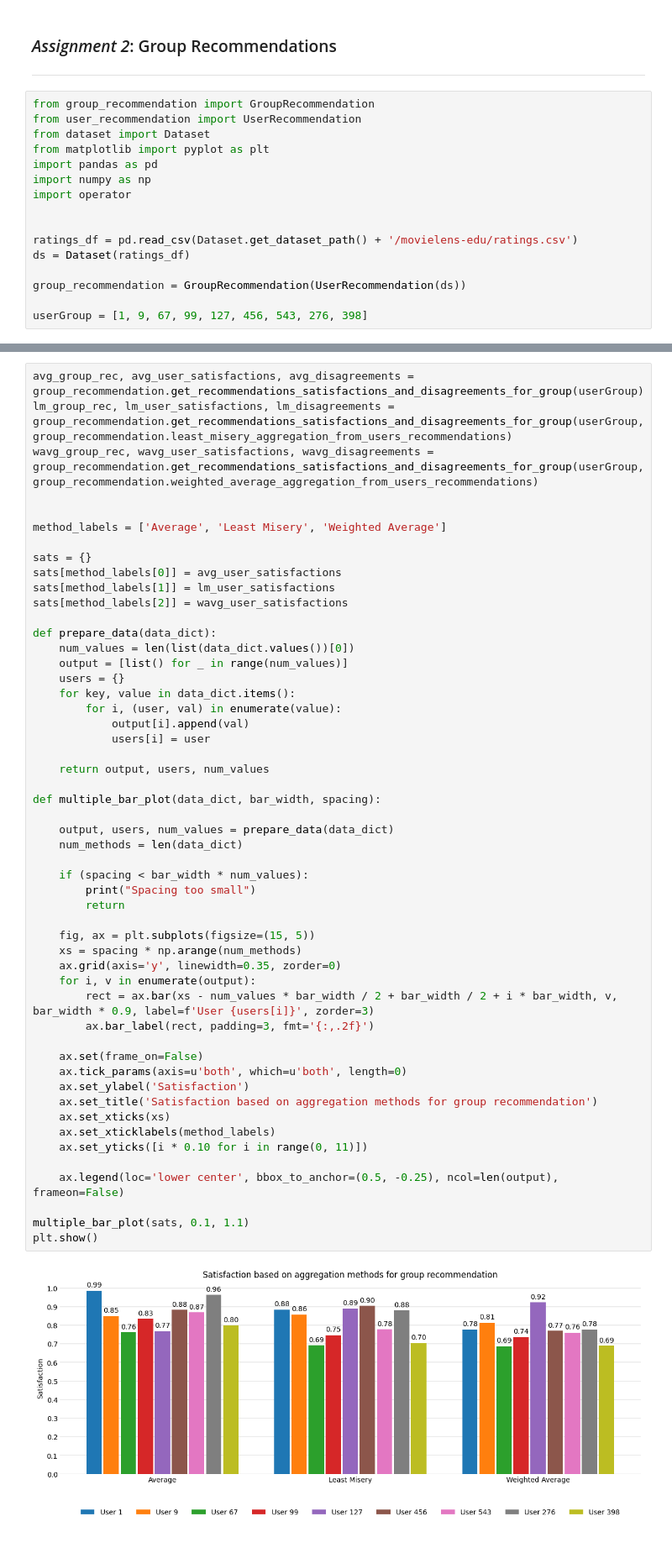
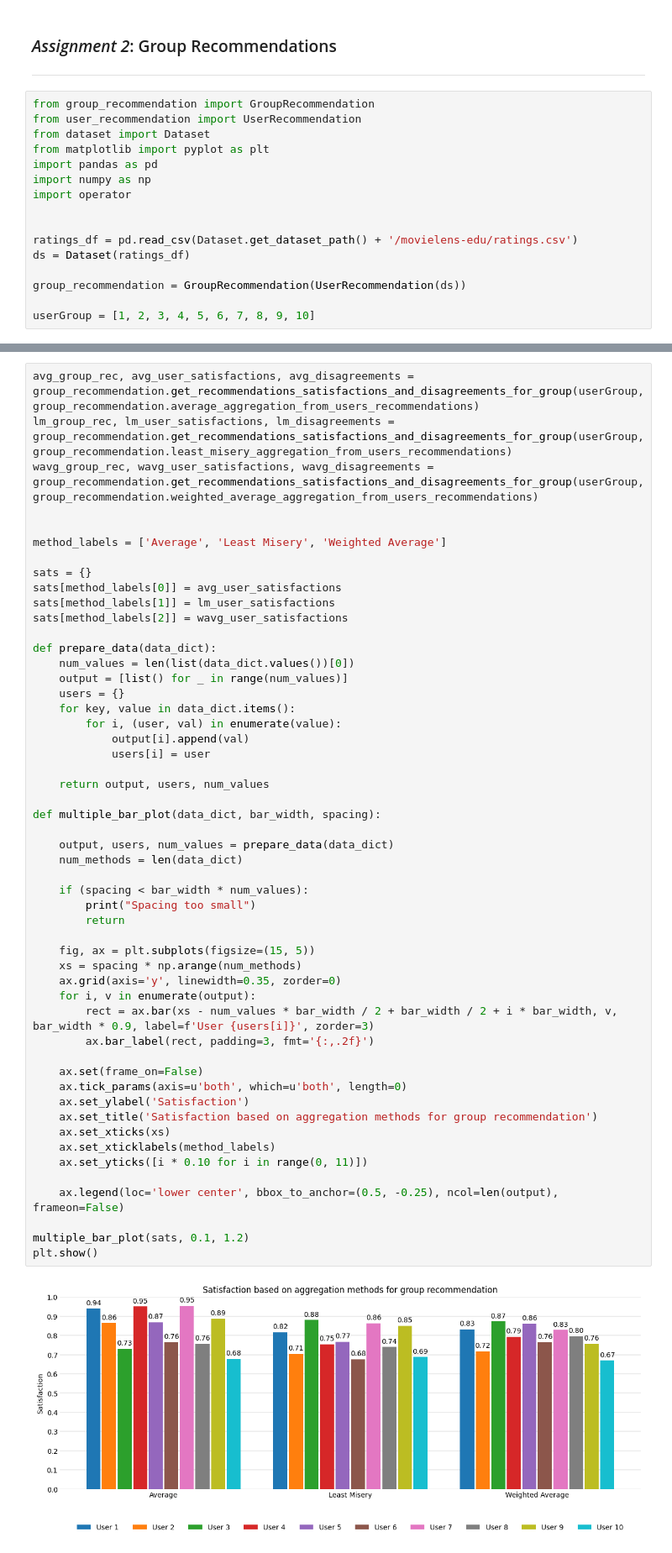
Before and after one commit to Xhst/atcs-fairness-recommendation, a Jupyter notebook: src/assignment2.ipynb, the cells around one changed output, grey strips where cells are left out. Shown at 84% size. Drawn from its saved outputs; the diff is of its cells as text.

Commit message:
chore: saved latest graphs

```diff
--- a/src/assignment2.ipynb
+++ b/src/assignment2.ipynb
@@ -16,7 +16,7 @@ ds = Dataset(ratings_df)
 
 group_recommendation = GroupRecommendation(UserRecommendation(ds))
 
-userGroup = [1, 9, 67, 99, 127, 456, 543, 276, 398]
+userGroup = [1, 2, 3, 4, 5, 6, 7, 8, 9, 10]
 # %% [markdown]
 **(a)** For producing group recommendation, we will use the user-based collaborative
 filtering approach as this implemented in Assignment 1. Specifically, for producing group
@@ -128,5 +124,5 @@ pd.DataFrame(wavg_aggregation, columns=['movieId', 'weighted avg predicition'])
 # %%
-avg_group_rec, avg_user_satisfactions, avg_disagreements = group_recommendation.get_recommendations_satisfactions_and_disagreements_for_group(userGroup)
+avg_group_rec, avg_user_satisfactions, avg_disagreements = group_recommendation.get_recommendations_satisfactions_and_disagreements_for_group(userGroup, group_recommendation.average_aggregation_from_users_recommendations)
 lm_group_rec, lm_user_satisfactions, lm_disagreements = group_recommendation.get_recommendations_satisfactions_and_disagreements_for_group(userGroup, group_recommendation.least_misery_aggregation_from_users_recommendations)
 wavg_group_rec, wavg_user_satisfactions, wavg_disagreements = group_recommendation.get_recommendations_satisfactions_and_disagreements_for_group(userGroup, group_recommendation.weighted_average_aggregation_from_users_recommendations)
 
@@ -150,35 +146,35 @@ def prepare_data(data_dict):
     return output, users, num_values
 
 def multiple_bar_plot(data_dict, bar_width, spacing):
 
     output, users, num_values = prepare_data(data_dict)
     num_methods = len(data_dict)
 
     if (spacing < bar_width * num_values):
         print("Spacing too small")
         return
 
     fig, ax = plt.subplots(figsize=(15, 5))
     xs = spacing * np.arange(num_methods)
     ax.grid(axis='y', linewidth=0.35, zorder=0)
     for i, v in enumerate(output):
         rect = ax.bar(xs - num_values * bar_width / 2 + bar_width / 2 + i * bar_width, v, bar_width * 0.9, label=f'User {users[i]}', zorder=3)
         ax.bar_label(rect, padding=3, fmt='{:,.2f}')
 
     ax.set(frame_on=False)
     ax.tick_params(axis=u'both', which=u'both', length=0)
     ax.set_ylabel('Satisfaction')
     ax.set_title('Satisfaction based on aggregation methods for group recommendation')
     ax.set_xticks(xs)
     ax.set_xticklabels(method_labels)
     ax.set_yticks([i * 0.10 for i in range(0, 11)])
 
     ax.legend(loc='lower center', bbox_to_anchor=(0.5, -0.25), ncol=len(output), frameon=False)
 
-multiple_bar_plot(sats, 0.1, 1.1)
+multiple_bar_plot(sats, 0.1, 1.2)
 plt.show()
 # %% [output]
-[figure, old version]
+[figure, new version]
 # %%
 dis = {}
 dis[method_labels[0]] = avg_disagreements
```
Also changed, not shown: parts of 6 cells of this notebook.
